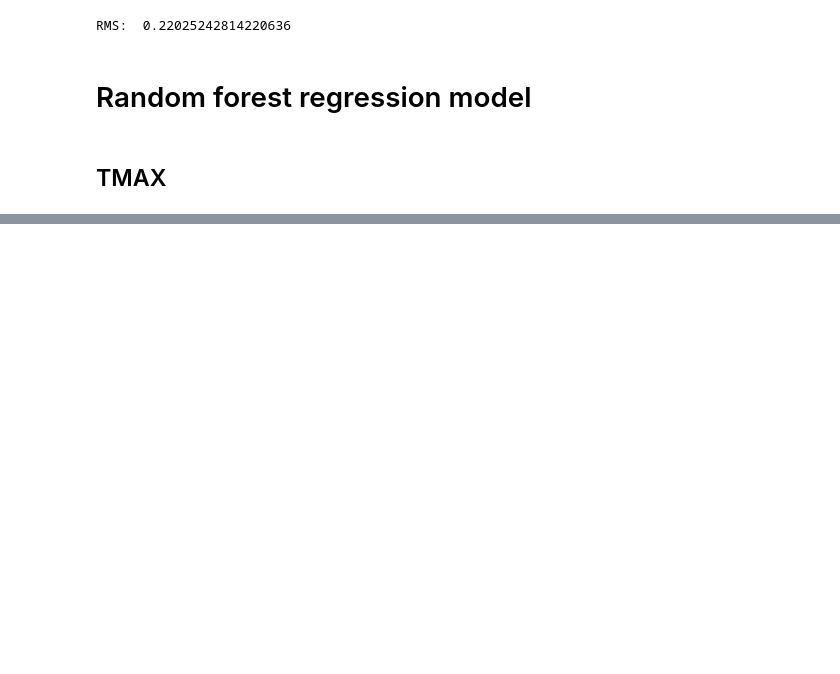
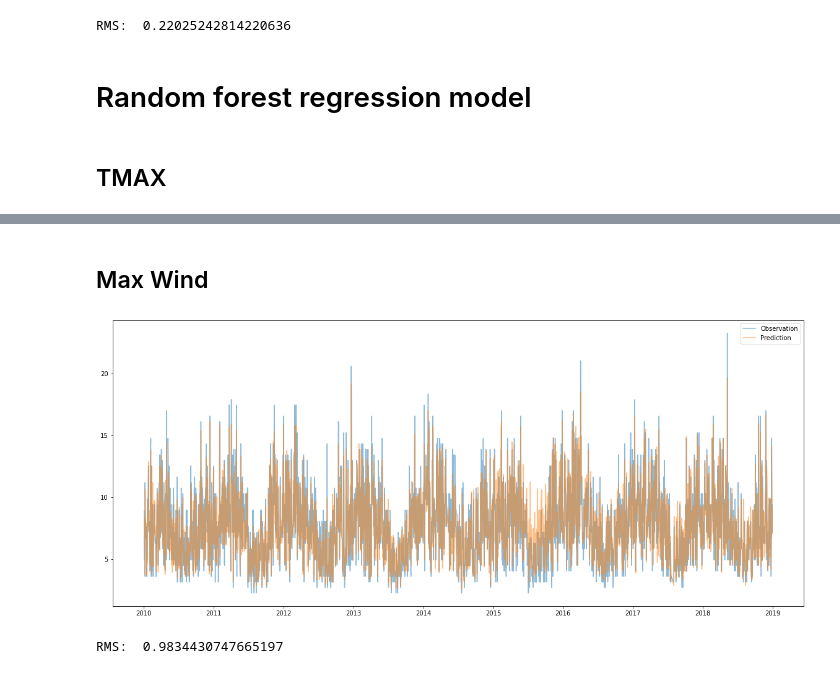
Before and after one commit to chuchun2/ATMS-597-Project-4-Group-C, a Jupyter notebook: project4_0328_CC.ipynb, the cells around one changed output, grey strips where cells are left out. Saved outputs shown, nothing was run; the diff lists cells and outputs as text; code cells hidden in the pictures; blank space fills up the shorter version.

```diff
--- a/project4_0328_CC.ipynb
+++ b/project4_0328_CC.ipynb
@@ -912,0 +935,22 @@ RMS:  1.8761311557715137
+# %% [markdown]
+## Max Wind
+# %%
+X = np.column_stack((GFS_WMAX[GFS_WMAX_dates.strftime('%Y-%m-%d')].values, GFS_sfc_WMAX.values))  # GFS model daily and sfc WMAX
+y = (OBS_WMAX[OBS_WMAX_dates.strftime('%Y-%m-%d')].values)*0.44704  # Observation, converted from mph to m/s
+
+forest = RandomForestRegressor(200)
+forest.fit(X, y)
+y_predict = forest.predict(X)
+
+plt.figure(figsize=(20, 8.5))
+# plt.plot(OBS_WMAX_dates, X, alpha=0.5)
+plt.plot(OBS_WMAX_dates, y, alpha=0.5, label='Observation')
+plt.plot(OBS_WMAX_dates, y_predict, alpha=0.5, label='Prediction')
+plt.legend()
+plt.show()
+
+rms = sqrt(mean_squared_error(y, y_predict))
+print('RMS: ', rms)
+# %% [output]
+[figure, added]
+RMS:  0.9834430747665197
```
Also changed, not shown: parts of 5 cells of this notebook.
